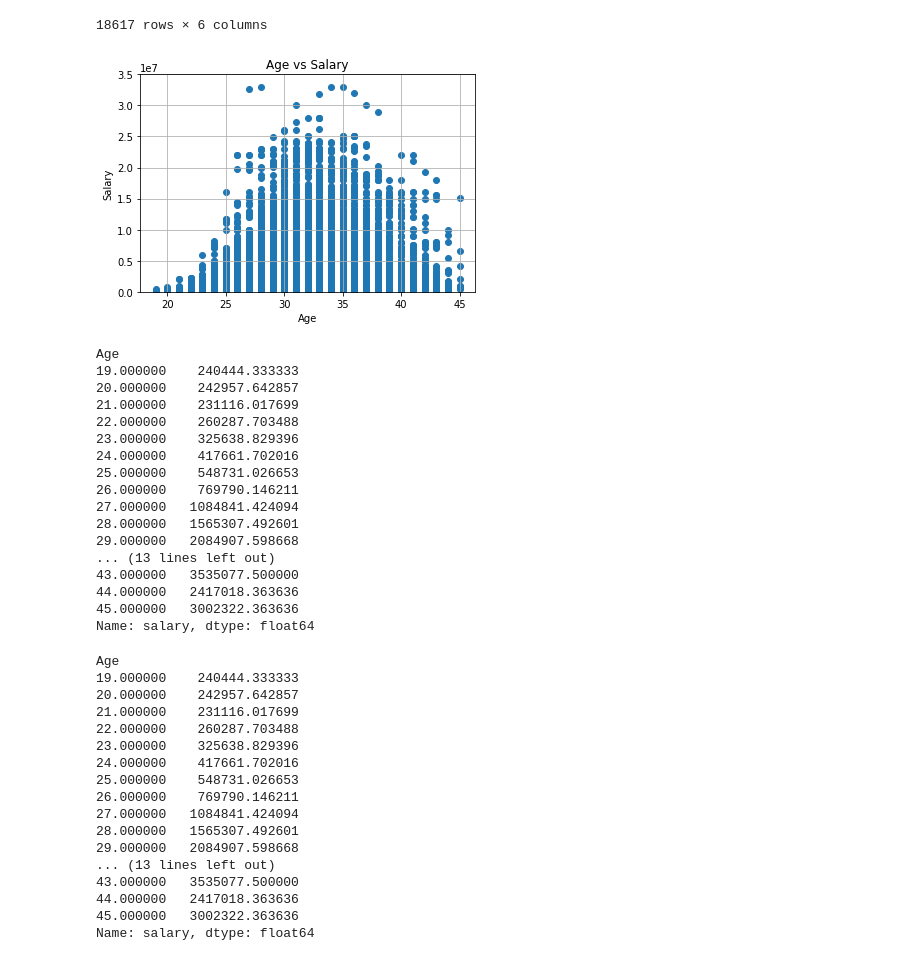
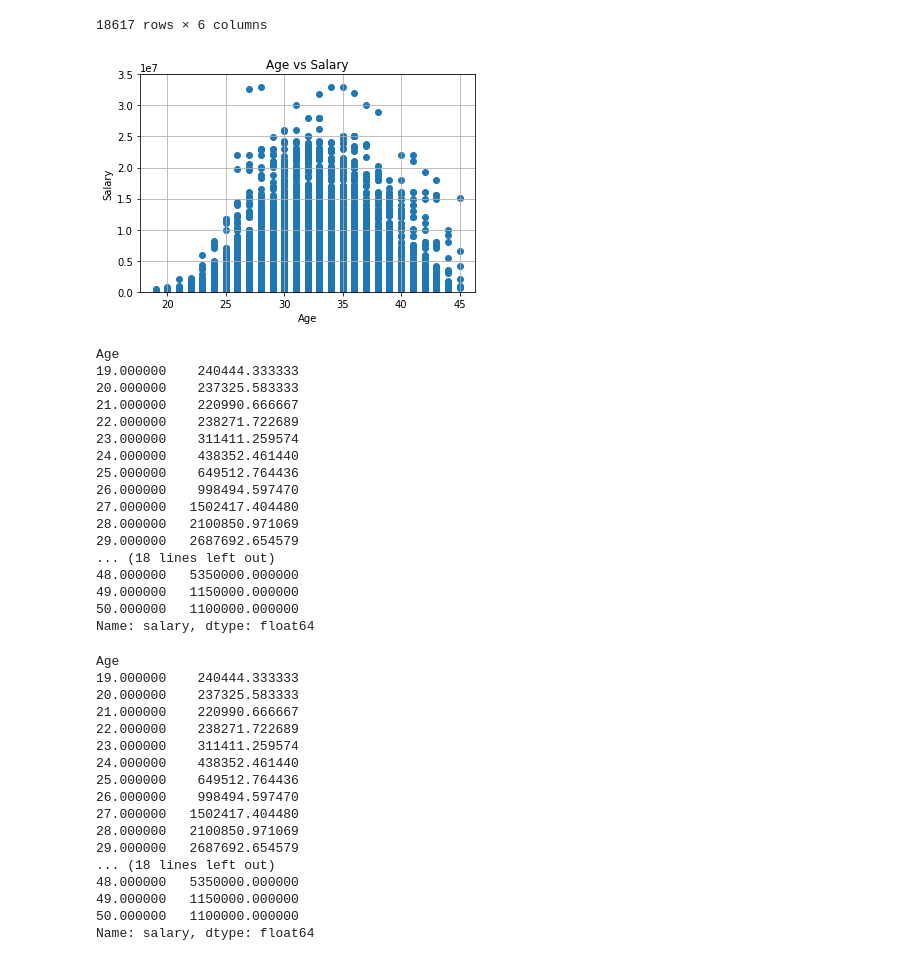
Before and after one commit to AGBarbour/Project-1, a Jupyter notebook: Salaries.ipynb, the cells around one changed output. Drawn from its saved outputs; the diff is of its cells as text; code cells hidden in the pictures.

```diff
--- a/Salaries.ipynb
+++ b/Salaries.ipynb
@@ -199,38 +232,38 @@ clean_df
 | 40638 | zumayjo01 | 1984.000000 | 2011.000000 | 1400000.000000 | 27.000000 | 6 |
 18617 rows × 6 columns
 # %%
-clean_df = new_age_table.loc[new_age_table['Age'] < 46]
+under_df = clean_df.loc[new_age_table['Age'] < 46]
 # %%
-plt.scatter(clean_df["Age"], clean_df["salary"], marker="o")
+plt.scatter(under_df["Age"], under_df["salary"], marker="o")
 plt.title("Age vs Salary")
 plt.ylabel("Salary")
 plt.xlabel("Age")
 plt.grid(True)
 plt.ylim(0,35000000)
 plt.savefig("Salary/Age vs Salary.png")
 plt.show()
 # %% [output]
-[figure, old version]
+[figure, new version]
 # %%
 average_salary = clean_df.groupby(["Age"])["salary"].mean()
 print(average_salary)
 # %% [output]
 Age
 19.000000    240444.333333
-20.000000    242957.642857
-21.000000    231116.017699
-22.000000    260287.703488
-23.000000    325638.829396
-24.000000    417661.702016
-25.000000    548731.026653
-26.000000    769790.146211
-27.000000   1084841.424094
-28.000000   1565307.492601
-29.000000   2084907.598668
-... (13 lines left out)
-43.000000   3535077.500000
-44.000000   2417018.363636
-45.000000   3002322.363636
+20.000000    237325.583333
+21.000000    220990.666667
+22.000000    238271.722689
+23.000000    311411.259574
+24.000000    438352.461440
+25.000000    649512.764436
+26.000000    998494.597470
+27.000000   1502417.404480
+28.000000   2100850.971069
+29.000000   2687692.654579
+... (18 lines left out)
+48.000000   5350000.000000
+49.000000   1150000.000000
+50.000000   1100000.000000
 Name: salary, dtype: float64
 # %%
 pd.set_option('float_format', '{:f}'.format)
@@ -239,20 +272,20 @@ average_salary
 # %% [output]
 Age
 19.000000    240444.333333
-20.000000    242957.642857
-21.000000    231116.017699
-22.000000    260287.703488
-23.000000    325638.829396
-24.000000    417661.702016
-25.000000    548731.026653
-26.000000    769790.146211
-27.000000   1084841.424094
-28.000000   1565307.492601
-29.000000   2084907.598668
-... (13 lines left out)
-43.000000   3535077.500000
-44.000000   2417018.363636
-45.000000   3002322.363636
+20.000000    237325.583333
+21.000000    220990.666667
+22.000000    238271.722689
+23.000000    311411.259574
+24.000000    438352.461440
+25.000000    649512.764436
+26.000000    998494.597470
+27.000000   1502417.404480
+28.000000   2100850.971069
+29.000000   2687692.654579
+... (18 lines left out)
+48.000000   5350000.000000
+49.000000   1150000.000000
+50.000000   1100000.000000
 Name: salary, dtype: float64
 # %%
 count_salary = clean_df.groupby(["Age"])["salary"].count()
```
Also changed, not shown: parts of 38 cells of this notebook, 9 other files.
